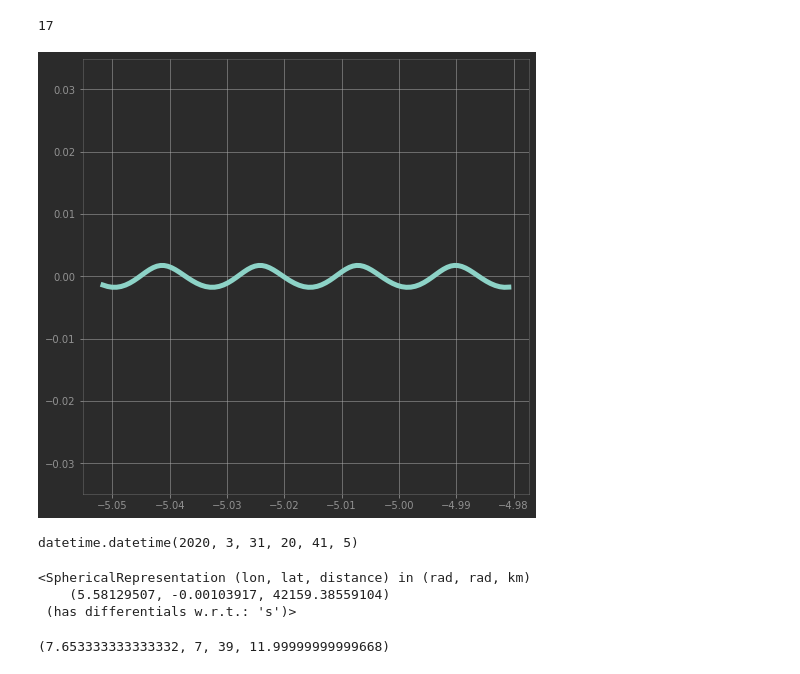
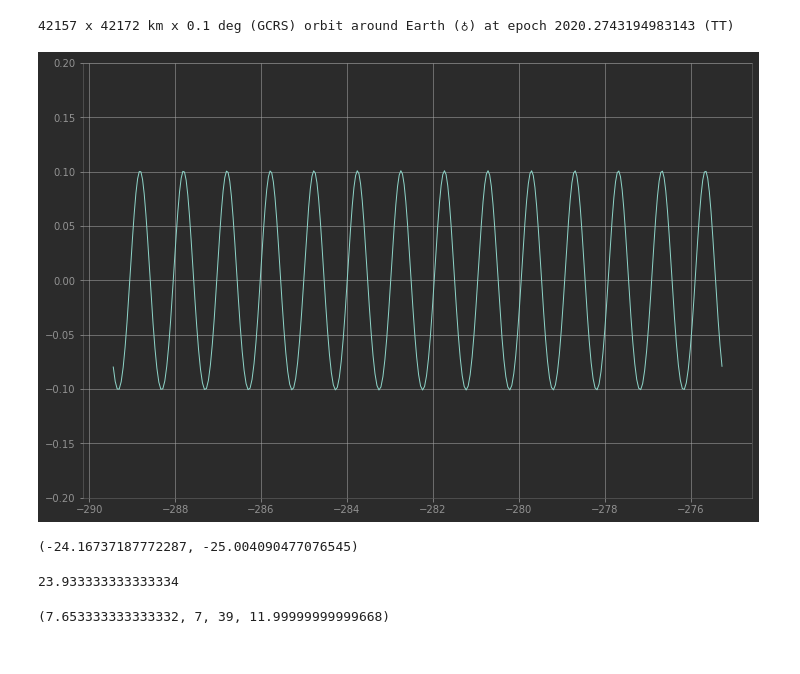
Before and after one commit to cad3na/JupyterNotebooks, a Jupyter notebook: Python/Presentaciones/orbitas.ipynb, the cells around one changed output. Drawn from its saved outputs; the diff is of its cells as text; code cells hidden in the pictures.

Commit message:
Se trabaja en simulacion de orbitas

```diff
--- a/Python/Presentaciones/orbitas.ipynb
+++ b/Python/Presentaciones/orbitas.ipynb
@@ -35,0 +101,3 @@ s0 = s0.propagate(ff_time*u.s)
+# %%
+s0 = s0.propagate(ff_time*u.s, method=cowell, ad=J2_perturbation,
+                  J2=Earth.J2.value, R=Earth.R.to(u.km).value)
@@ -73,30 +138,37 @@ degrees(0.8)
-# %%
-efem_prop[0][2].hour
-# %% [output]
-17
-# %%
-efem_prop = [[coord.lon, coord.lat, time] for coord, time in coords]
-xs, ys = [], []
-for lon, lat, tiempo in efem_prop:
-    xs.append((lon.value - 2*pi*((tiempo.hour)/24 +
-               (tiempo.minute)/60/24 +
-               (tiempo.second)/60/60/24))%(2*pi) - 2*pi)
-    ys.append(lat.value)
+# %%
+sf
+# %% [output]
+42157 x 42172 km x 0.1 deg (GCRS) orbit around Earth (♁) at epoch 2020.2743194983143 (TT)
+# %%
+def dt_long(time):
+    from numpy import pi, radians
+    τ = 2*pi
+    hora = time.hour
+    minuto = time.minute
+    segundo = time.second
+    l_hor = τ*hora/24
+    l_min = τ*minuto/60/24
+    l_seg = τ*segundo/60/60/24
+    return l_hor + l_min + l_seg
+# %%
+τ = 2*pi
+efem_prop_0 = [[coord.lon, coord.lat, time] for coord, time in coords_0]
+efem_prop_f = [[coord.lon, coord.lat, time] for coord, time in coords_f]
+
+longs_0, lats_0 = [], []
+for lon, lat, tiempo in efem_prop_0:
+    longs_0.append(degrees((lon.value - dt_long(tiempo))%-τ))
+    lats_0.append(degrees(lat.value))
+
+longs_f, lats_f = [], []
+for lon, lat, tiempo in efem_prop_f:
+    longs_f.append(degrees((lon.value - dt_long(tiempo))%-τ))
+    lats_f.append(degrees(lat.value))
 # %%
-fig = figure(figsize=(8,8))
+fig = figure(figsize=(12,8))
 ax = fig.gca()
-ax.plot(xs, ys)
-ax.set_ylim(-0.0349, 0.0349);
+ax.plot(longs_0, lats_0 ,lw=1)
+#ax.plot(longs_f, lats_f ,lw=1)
+ax.set_ylim(-0.2, 0.2);
 # %% [output]
-[figure, old version]
+[figure, new version]
-# %%
-sf.epoch.datetime
-# %% [output]
-datetime.datetime(2020, 3, 31, 20, 41, 5)
-# %%
-sr = s0.represent_as(SphericalRepresentation)
-sr
-# %% [output]
-<SphericalRepresentation (lon, lat, distance) in (rad, rad, km)
-    (5.58129507, -0.00103917, 42159.38559104)
- (has differentials w.r.t.: 's')>
@@ -103,3 +178,11 @@ sr
+# %%
+temp_0.lon.to(u.deg).value - 360, temp_f.lon.to(u.deg).value - 360
+# %% [output]
+(-24.16737187772287, -25.004090477076545)
+# %%
+1436/60
+# %% [output]
+23.933333333333334
 # %%
 δ_utc = 24*114.8/360
 δ_utc_h = int(δ_utc)
```
Also changed, not shown: parts of 38 cells of this notebook, 1 other file.
